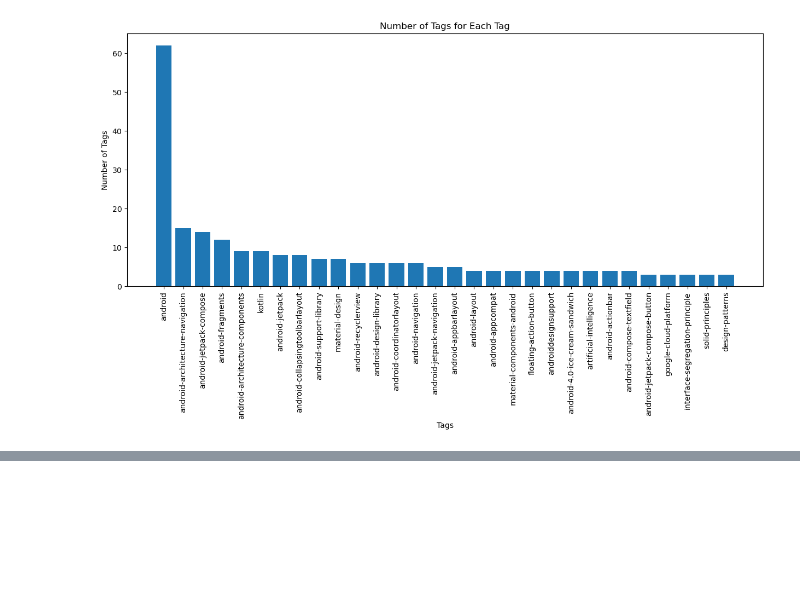
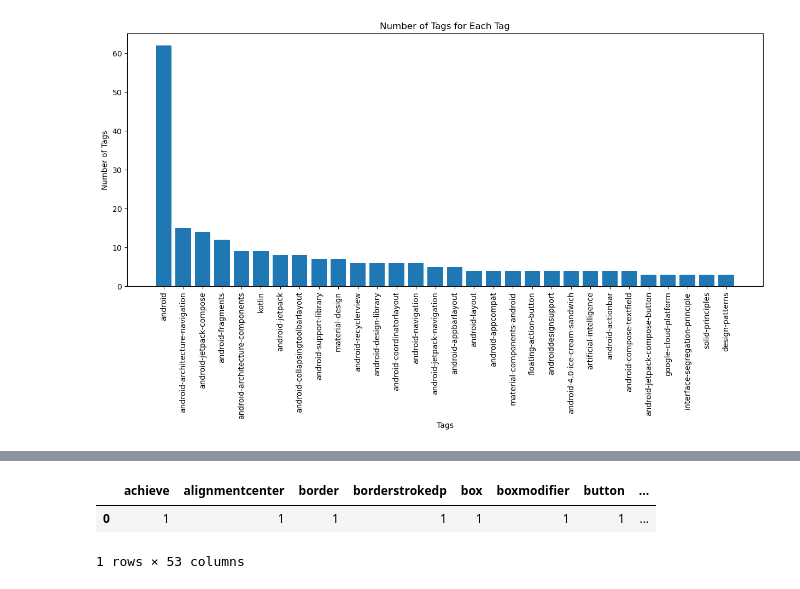
Before and after one commit to BahiaB/MLE_P5-Categorisez-automatiquement-des-questions, a Jupyter notebook: Exploration.ipynb, the cells around one changed output, grey strips where cells are left out. Saved outputs shown, nothing was run; the diff lists cells and outputs as text; code cells hidden in the pictures; blank space fills up the shorter version.

```diff
--- a/Exploration.ipynb
+++ b/Exploration.ipynb
@@ -309,0 +337,11 @@ display(df.head())
+# %%
+from sklearn.feature_extraction.text import CountVectorizer
+# Créer une instance de CountVectorizer
+vectorizer = CountVectorizer()
+
+# Convertir les données en vecteurs de fréquence de mots
+X_body = vectorizer.fit_transform(df['Body'])
+
+# Afficher le vecteur de fréquence de mots pour la première ligne de 'Body'
+print(X_body)
+print(X_body.shape)
@@ -309,0 +366,25 @@ display(df.head())
+# %%
+
+
+# Obtenir la liste des mots du vocabulaire
+
+vocab = vectorizer.get_feature_names_out()
+
+# Extraire la première ligne de X_body
+first_row = X_body[1]
+
+# Convertir la première ligne en un dictionnaire avec les mots comme clés et les valeurs comme valeurs
+first_row_dict = {vocab[i]: first_row[0, i] for i in range(len(vocab))}
+
+# Créer un DataFrame à partir du dictionnaire
+df_first_row = pd.DataFrame([first_row_dict])
+
+# Filtrer le DataFrame pour inclure uniquement les colonnes avec des valeurs non nulles
+df_first_row_filtered = df_first_row.loc[:, df_first_row.sum() > 0]
+
+# Afficher le DataFrame filtré
+display(df_first_row_filtered)
+# %% [output]
+|  | achieve | alignmentcenter | border | borderstrokedp | box | boxmodifier | button | ... |
+| 0 | 1 | 1 | 1 | 1 | 1 | 1 | 1 | ... |
+1 rows × 53 columns
```
Also changed, not shown: parts of 4 cells of this notebook.
